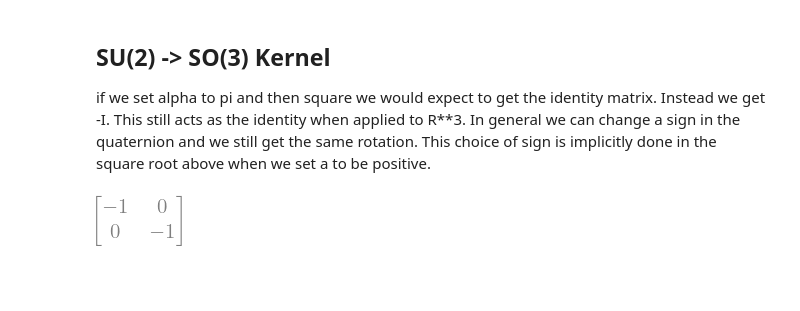
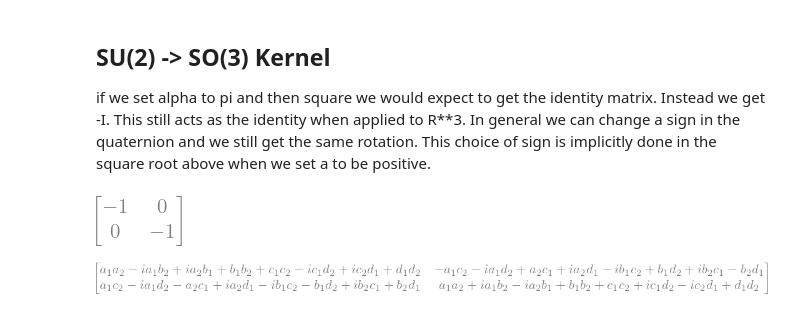
Before and after one commit to dani0805/LieGroupsExamples, a Jupyter notebook: SU2SO3.ipynb, the cells around one changed output. Drawn from its saved outputs; the diff is of its cells as text; code cells hidden in the pictures; blank space fills up the shorter version.

```diff
--- a/SU2SO3.ipynb
+++ b/SU2SO3.ipynb
@@ -159,3 +159,9 @@ This choice of sign is implicitly done in the square root above when we set a to
 U.subs({alpha:pi, theta:0, phi:0}) ** 2
 # %% [output]
 [figure]
+# %%
+a1, b1, c1, d1, a2, b2, c2, d2 = symbols('a_1 b_1 c_1 d_1 a_2 b_2 c_2 d_2', real=True)
+
+expand((a1*id + b1*i + c1*j + d1*k)*(a2*id - b2*i - c2*j - d2*k))
+# %% [output]
+[figure, added]
```
Also changed, not shown: 1 other file.
